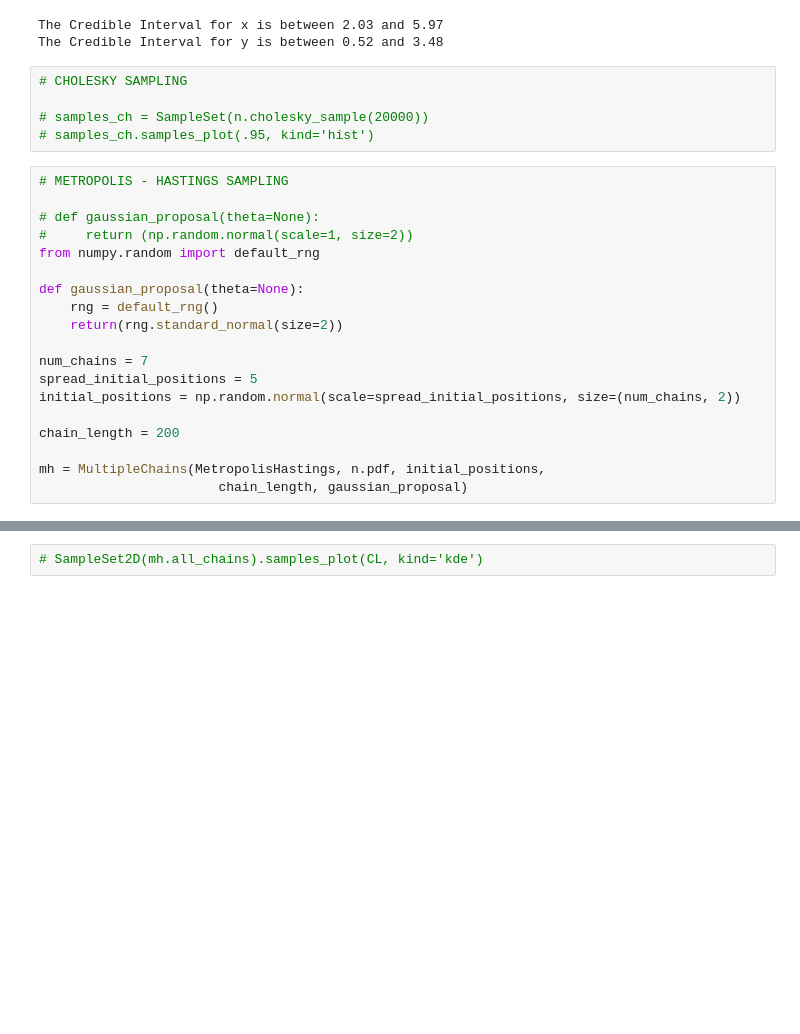
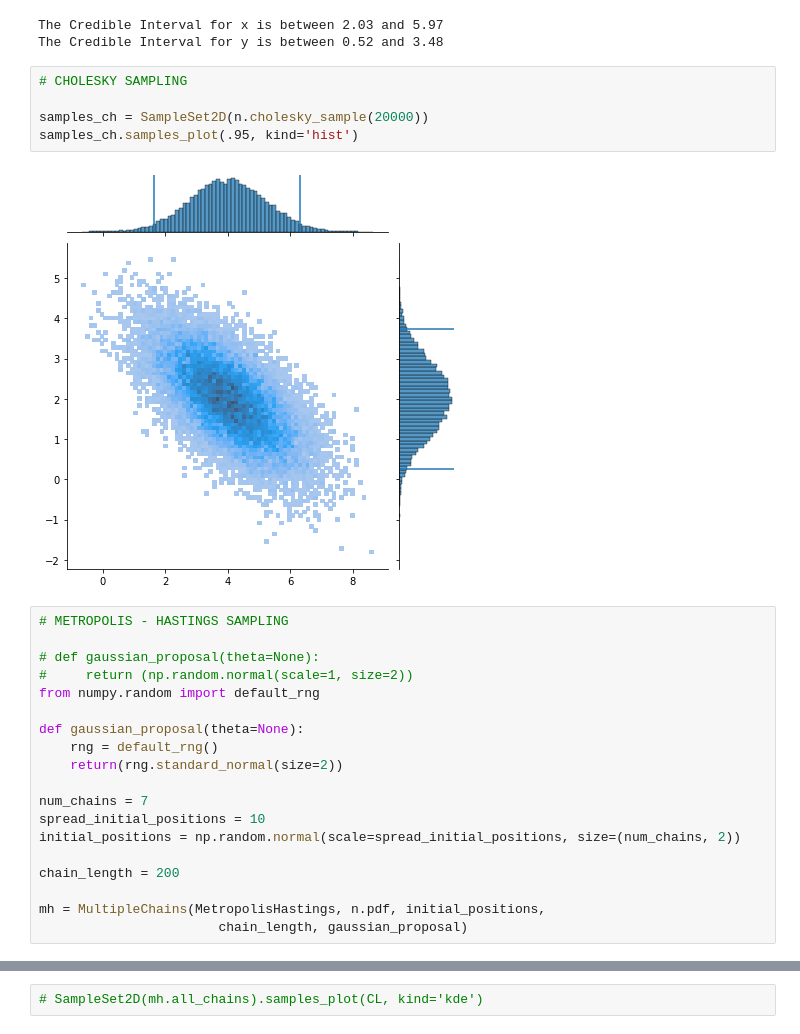
Before and after one commit to jacopok/notes, a Jupyter notebook: ap_third_semester/astrostat_homework/exercise_7.ipynb, the cells around one changed output, grey strips where cells are left out. Saved outputs shown, nothing was run; the diff lists cells and outputs as text; blank space fills up the shorter version.

```diff
--- a/ap_third_semester/astrostat_homework/exercise_7.ipynb
+++ b/ap_third_semester/astrostat_homework/exercise_7.ipynb
@@ -33,8 +33,10 @@ The Credible Interval for y is between 0.52 and 3.48
 # %%
 # CHOLESKY SAMPLING
 
-# samples_ch = SampleSet(n.cholesky_sample(20000))
-# samples_ch.samples_plot(.95, kind='hist')
+samples_ch = SampleSet2D(n.cholesky_sample(20000))
+samples_ch.samples_plot(.95, kind='hist')
+# %% [output]
+[figure, added]
 # %%
 # METROPOLIS - HASTINGS SAMPLING
 
@@ -47,7 +49,7 @@ def gaussian_proposal(theta=None):
     return(rng.standard_normal(size=2))
 
 num_chains = 7
-spread_initial_positions = 5
+spread_initial_positions = 10
 initial_positions = np.random.normal(scale=spread_initial_positions, size=(num_chains, 2))
 
 chain_length = 200
```
Also changed, not shown: parts of 15 cells of this notebook, 2 other files.
